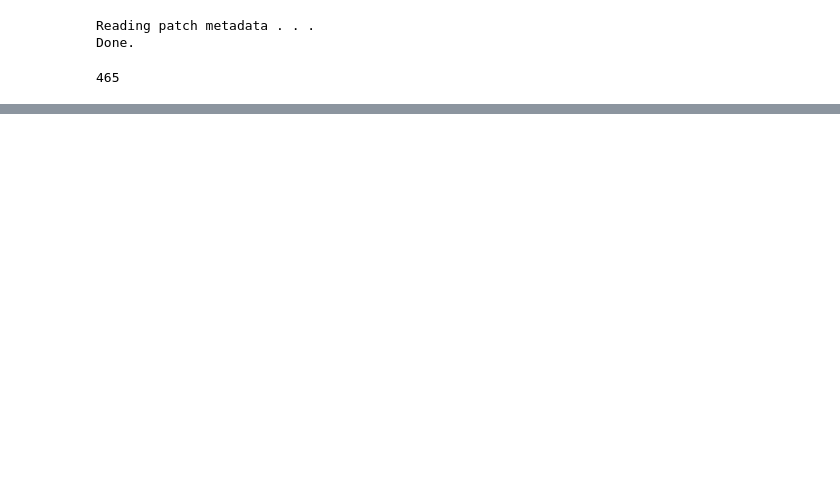
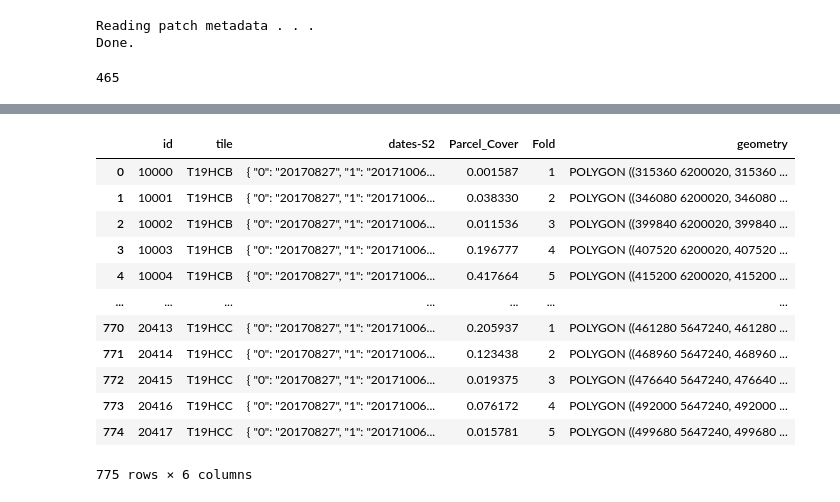
Before and after one commit to GioCastiglioni/pangaea-bench, a Jupyter notebook: jupyter/dummy_creation.ipynb, the cells around one changed output, grey strips where cells are left out. Cells and saved outputs as stored; diff of their text form; code cells hidden in the pictures; blank space fills up the shorter version.

```diff
--- a/jupyter/dummy_creation.ipynb
+++ b/jupyter/dummy_creation.ipynb
@@ -103,0 +143,16 @@ data_test[0]
+# %%
+metadata
+# %% [output]
+|  | id | tile | dates-S2 | Parcel_Cover | Fold | geometry |
+| 0 | 10000 | T19HCB | { "0": "20170827", "1": "20171006... | 0.001587 | 1 | POLYGON ((315360 6200020, 315360 ... |
+| 1 | 10001 | T19HCB | { "0": "20170827", "1": "20171006... | 0.038330 | 2 | POLYGON ((346080 6200020, 346080 ... |
+| 2 | 10002 | T19HCB | { "0": "20170827", "1": "20171006... | 0.011536 | 3 | POLYGON ((399840 6200020, 399840 ... |
+| 3 | 10003 | T19HCB | { "0": "20170827", "1": "20171006... | 0.196777 | 4 | POLYGON ((407520 6200020, 407520 ... |
+| 4 | 10004 | T19HCB | { "0": "20170827", "1": "20171006... | 0.417664 | 5 | POLYGON ((415200 6200020, 415200 ... |
+| ... | ... | ... | ... | ... | ... | ... |
+| 770 | 20413 | T19HCC | { "0": "20170827", "1": "20171006... | 0.205937 | 1 | POLYGON ((461280 5647240, 461280 ... |
+| 771 | 20414 | T19HCC | { "0": "20170827", "1": "20171006... | 0.123438 | 2 | POLYGON ((468960 5647240, 468960 ... |
+| 772 | 20415 | T19HCC | { "0": "20170827", "1": "20171006... | 0.019375 | 3 | POLYGON ((476640 5647240, 476640 ... |
+| 773 | 20416 | T19HCC | { "0": "20170827", "1": "20171006... | 0.076172 | 4 | POLYGON ((492000 5647240, 492000 ... |
+| 774 | 20417 | T19HCC | { "0": "20170827", "1": "20171006... | 0.015781 | 5 | POLYGON ((499680 5647240, 499680 ... |
+775 rows × 6 columns
```
Also changed, not shown: parts of 9 cells of this notebook, 1 other file.
